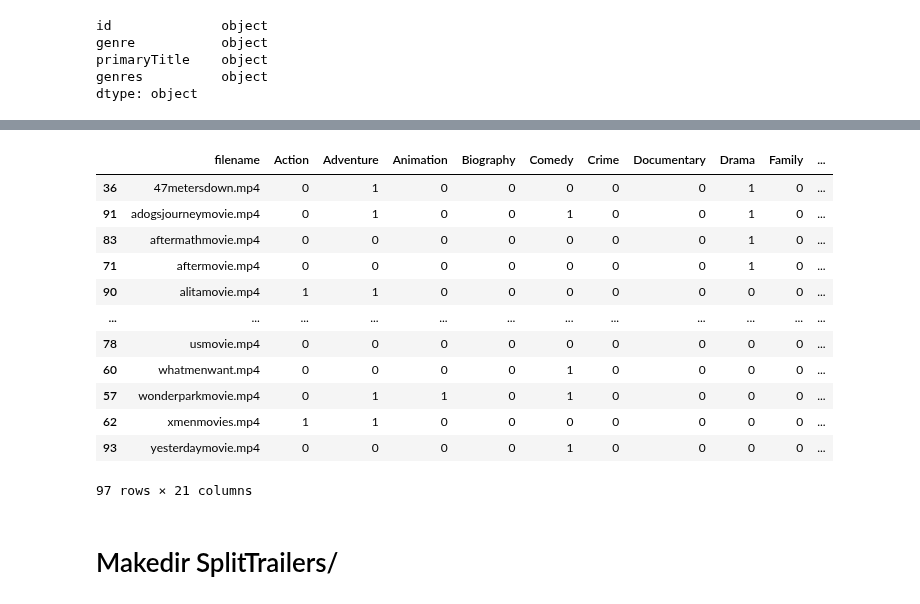
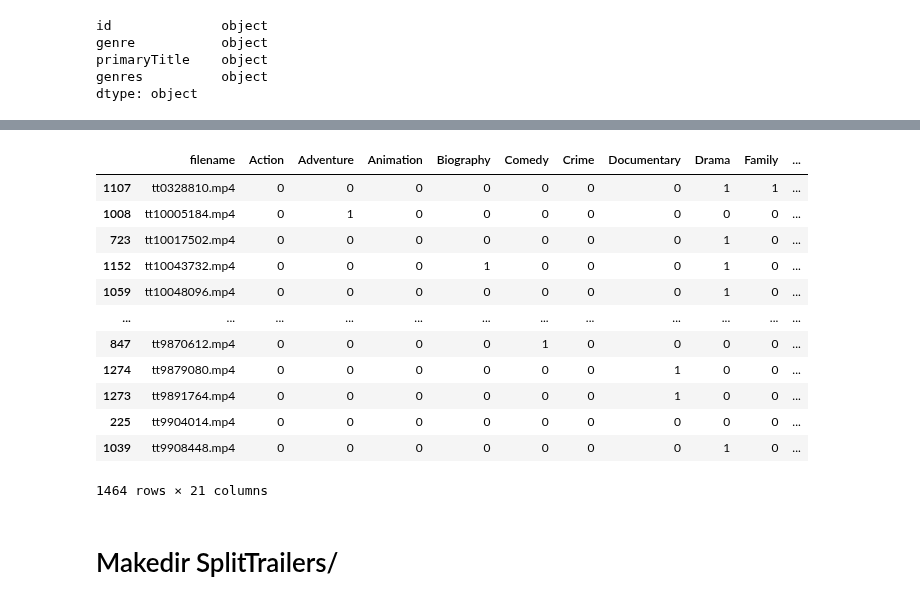
Before and after one commit to arrowill74/GPUbackup, a Jupyter notebook: Video/TrailerDirectory-2018.ipynb, the cells around one changed output, grey strips where cells are left out. Drawn from its saved outputs; the diff is of its cells as text; code cells hidden in the pictures.

```diff
--- a/Video/TrailerDirectory-2018.ipynb
+++ b/Video/TrailerDirectory-2018.ipynb
@@ -33,8 +33,8 @@ print(len(genres), genres)
 # %% [markdown]
 # Makedir Trailer/
 # %%
-PATH = './Trailer2018/'
-TRAILER = './2018SplitTrailers/'
+PATH = './2018Movie/'
+TRAILER = './2018Trailers/'
 newPath(TRAILER)
 # %%
 df = pd.read_csv(PATH + 'id_genre.csv', usecols = ['id', 'genre', 'primaryTitle', 'genres'])
@@ -71,6 +71,11 @@ for i, row in df.iterrows():
     if not g in gs:
         print(row['id'], row['primaryTitle'])
         print(g, gs)
+        gs.append(g)
+        print(gs)
+        newgs = ','.join(gs)
+        print(newgs)
+        df.loc[i, 'genres'] = newgs
 # %% [output]
 tt9252028 Episodic
 Horror ['Action', 'Comedy', 'Drama']
@@ -92,10 +113,25 @@ Western ['Action', 'Drama', 'History']
 # %%
 li = []
-for folder in os.listdir(PATH):
+for i, row in df.iterrows():
+    gs = row['genres']
+    gs = gs.split(',')
+    folder = row['id']
+
     print(folder)
     src = PATH + folder + '/trailer.mp4'
     name = folder + '.mp4'
     dst = TRAILER + name
     shutil.copy(src, dst)
-    li.append([name] + genresMat[folder])
+
+    glist = []
+    for g in genres:
+        if g in gs:
+            glist.append(1)
+        else:
+            glist.append(0)
+
+    print(gs)
+    print(glist)
+    print('==================================================')
+    li.append([name] + glist)
 # %% [output]
@@ -119,18 +155,18 @@ fivefeetapartfilm
 # %%
-df=pd.DataFrame(li, columns = ['filename'] + genres).sort_values(by=['filename'])
-df
+df_onehot=pd.DataFrame(li, columns = ['filename'] + genres).sort_values(by=['filename'])
+df_onehot
 # %% [output]
 |  | filename | Action | Adventure | Animation | Biography | Comedy | Crime | Documentary | Drama | Family | ... |
-| 36 | 47metersdown.mp4 | 0 | 1 | 0 | 0 | 0 | 0 | 0 | 1 | 0 | ... |
-| 91 | adogsjourneymovie.mp4 | 0 | 1 | 0 | 0 | 1 | 0 | 0 | 1 | 0 | ... |
-| 83 | aftermathmovie.mp4 | 0 | 0 | 0 | 0 | 0 | 0 | 0 | 1 | 0 | ... |
-| 71 | aftermovie.mp4 | 0 | 0 | 0 | 0 | 0 | 0 | 0 | 1 | 0 | ... |
-| 90 | alitamovie.mp4 | 1 | 1 | 0 | 0 | 0 | 0 | 0 | 0 | 0 | ... |
+| 1107 | tt0328810.mp4 | 0 | 0 | 0 | 0 | 0 | 0 | 0 | 1 | 1 | ... |
+| 1008 | tt10005184.mp4 | 0 | 1 | 0 | 0 | 0 | 0 | 0 | 0 | 0 | ... |
+| 723 | tt10017502.mp4 | 0 | 0 | 0 | 0 | 0 | 0 | 0 | 1 | 0 | ... |
+| 1152 | tt10043732.mp4 | 0 | 0 | 0 | 1 | 0 | 0 | 0 | 1 | 0 | ... |
+| 1059 | tt10048096.mp4 | 0 | 0 | 0 | 0 | 0 | 0 | 0 | 1 | 0 | ... |
 | ... | ... | ... | ... | ... | ... | ... | ... | ... | ... | ... | ... |
-| 78 | usmovie.mp4 | 0 | 0 | 0 | 0 | 0 | 0 | 0 | 0 | 0 | ... |
-| 60 | whatmenwant.mp4 | 0 | 0 | 0 | 0 | 1 | 0 | 0 | 0 | 0 | ... |
-| 57 | wonderparkmovie.mp4 | 0 | 1 | 1 | 0 | 1 | 0 | 0 | 0 | 0 | ... |
-| 62 | xmenmovies.mp4 | 1 | 1 | 0 | 0 | 0 | 0 | 0 | 0 | 0 | ... |
-| 93 | yesterdaymovie.mp4 | 0 | 0 | 0 | 0 | 1 | 0 | 0 | 0 | 0 | ... |
+| 847 | tt9870612.mp4 | 0 | 0 | 0 | 0 | 1 | 0 | 0 | 0 | 0 | ... |
+| 1274 | tt9879080.mp4 | 0 | 0 | 0 | 0 | 0 | 0 | 1 | 0 | 0 | ... |
+| 1273 | tt9891764.mp4 | 0 | 0 | 0 | 0 | 0 | 0 | 1 | 0 | 0 | ... |
+| 225 | tt9904014.mp4 | 0 | 0 | 0 | 0 | 0 | 0 | 0 | 0 | 0 | ... |
+| 1039 | tt9908448.mp4 | 0 | 0 | 0 | 0 | 0 | 0 | 0 | 1 | 0 | ... |
-97 rows × 21 columns
+1464 rows × 21 columns
 # %%
```
Also changed, not shown: parts of 11 cells of this notebook, 10 other files.
